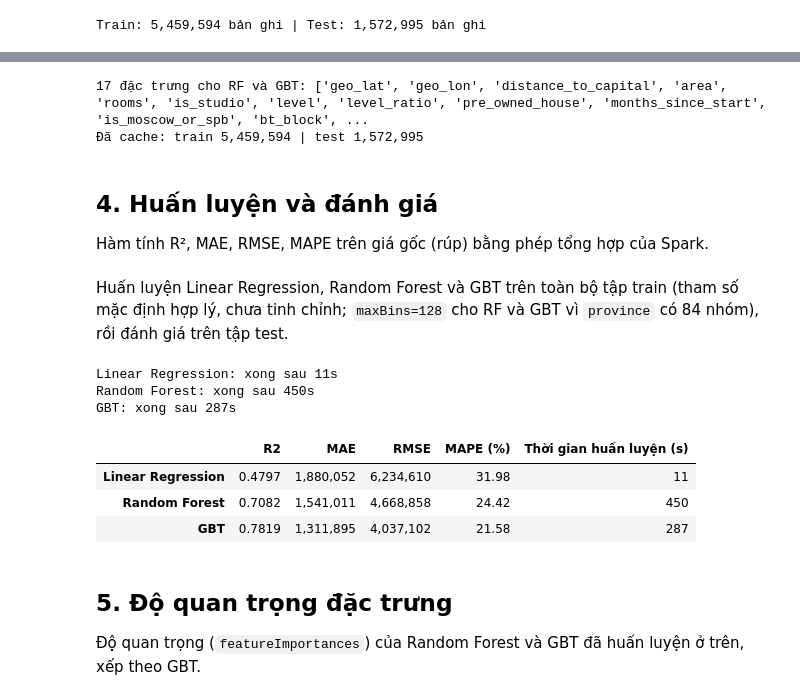
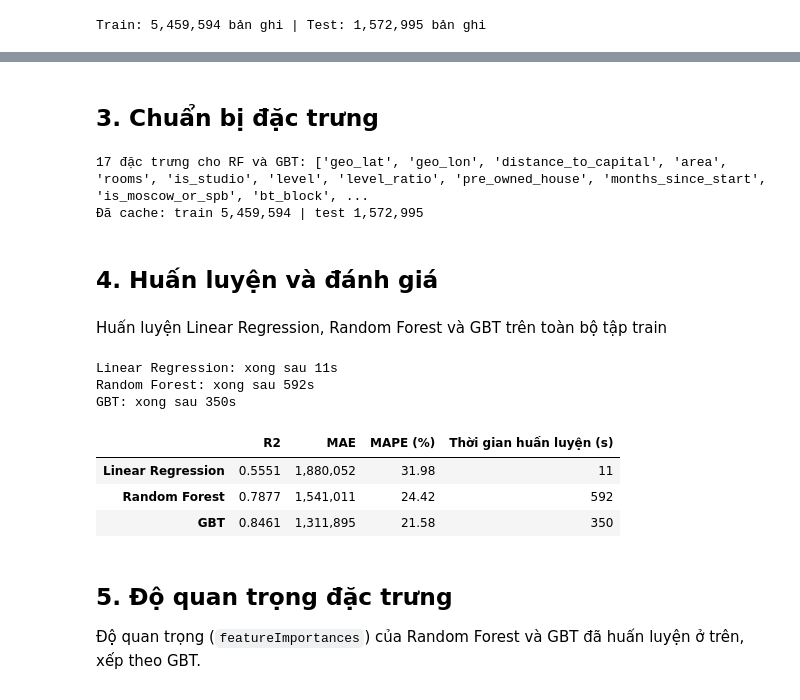
Before and after one commit to thiennguyen37-qn/Russian_Real_Estate, a Jupyter notebook: notebooks/04_modeling.ipynb, the cells around one changed output, grey strips where cells are left out. Drawn from its saved outputs; the diff is of its cells as text; code cells hidden in the pictures.

```diff
--- a/notebooks/04_modeling.ipynb
+++ b/notebooks/04_modeling.ipynb
@@ -39,3 +35,5 @@ Gộp các đặc trưng thành một vector; mô hình học trên log(`price`)
+# %% [markdown]
+## 3. Chuẩn bị đặc trưng
 # %%
 from pyspark.ml import Pipeline
 from pyspark.ml.feature import StringIndexer, OneHotEncoder
@@ -62,46 +66,48 @@ print(f"Đã cache: train {train_vec.count():,} | test {test_vec.count():,}")
 Đã cache: train 5,459,594 | test 1,572,995
 # %% [markdown]
 ## 4. Huấn luyện và đánh giá
-
-Hàm tính R², MAE, RMSE, MAPE trên giá gốc (rúp) bằng phép tổng hợp của Spark.
 # %%
+METRIC_FMT = {"R2": "{:.4f}", "MAE": "{:,.0f}", "MAPE (%)": "{:.2f}", "Thời gian huấn luyện (s)": "{:.0f}"}
+
 def evaluate(pred):
     p = pred.withColumn("pred_price", F.exp("prediction") if TARGET_LOG else F.col("prediction"))
     err = F.col("price") - F.col("pred_price")
     r = p.agg(F.avg(F.abs(err)).alias("MAE"),
-              F.sqrt(F.avg(err ** 2)).alias("RMSE"),
               (100 * F.avg(F.abs(err) / F.col("price"))).alias("MAPE"),
-              F.sum(err ** 2).alias("ss_res"),
-              F.avg("price").alias("mean_price")).first()
-    ss_tot = p.agg(F.sum((F.col("price") - F.lit(r["mean_price"])) ** 2)).first()[0]
-    return {"R2": 1 - r["ss_res"] / ss_tot, "MAE": r["MAE"], "RMSE": r["RMSE"], "MAPE (%)": r["MAPE"]}
+              F.sum((F.log("price") - F.log("pred_price")) ** 2).alias("ss_res"),
+              F.avg(F.log("price")).alias("mean_log")).first()
+    ss_tot = p.agg(F.sum((F.log("price") - F.lit(r["mean_log"])) ** 2)).first()[0]
+    return {"R2": 1 - r["ss_res"] / ss_tot, "MAE": r["MAE"], "MAPE (%)": r["MAPE"]}
 # %% [markdown]
-Huấn luyện Linear Regression, Random Forest và GBT trên toàn bộ tập train (tham số mặc định hợp lý, chưa tinh chỉnh; `maxBins=128` cho RF và GBT vì `province` có 84 nhóm), rồi đánh giá trên tập test.
+Huấn luyện Linear Regression, Random Forest và GBT trên toàn bộ tập train
 # %%
 models = {
     "Linear Regression": LinearRegression(featuresCol="features_lr", labelCol="label"),
     "Random Forest": RandomForestRegressor(featuresCol="features", labelCol="label", numTrees=30, maxDepth=10, maxBins=128, seed=42),
     "GBT": GBTRegressor(featuresCol="features", labelCol="label", maxIter=30, maxDepth=6, maxBins=128, seed=42),
 }
-results, fitted = {}, {}
-for name, estimator in models.items():
-    t0 = time.time()
-    fitted[name] = estimator.fit(train_vec)
-    fit_time = time.time() - t0
-    results[name] = {**evaluate(fitted[name].transform(test_vec)), "Thời gian huấn luyện (s)": fit_time}
-    print(f"{name}: xong sau {fit_time:.0f}s")
 
-metrics = pd.DataFrame(results).T
-metrics.style.format({"R2": "{:.4f}", "MAE": "{:,.0f}", "RMSE": "{:,.0f}", "MAPE (%)": "{:.2f}",
-                      "Thời gian huấn luyện (s)": "{:.0f}"})
+def train_and_evaluate(train_vec, test_vec, names=tuple(models)):
+    """Huấn luyện các mô hình trong `names` trên train_vec, đánh giá trên test_vec; trả về bảng metric và các mô hình đã huấn luyện."""
+    results, fitted = {}, {}
+    for name in names:
+        t0 = time.time()
+        fitted[name] = models[name].fit(train_vec)
+        fit_time = time.time() - t0
+        results[name] = {**evaluate(fitted[name].transform(test_vec)), "Thời gian huấn luyện (s)": fit_time}
+        print(f"{name}: xong sau {fit_time:.0f}s")
+    return pd.DataFrame(results).T, fitted
+
+metrics, fitted = train_and_evaluate(train_vec, test_vec)
+metrics.style.format(METRIC_FMT)
 # %% [output]
 Linear Regression: xong sau 11s
-Random Forest: xong sau 450s
-GBT: xong sau 287s
+Random Forest: xong sau 592s
+GBT: xong sau 350s
-|  | R2 | MAE | RMSE | MAPE (%) | Thời gian huấn luyện (s) |
-| Linear Regression | 0.4797 | 1,880,052 | 6,234,610 | 31.98 | 11 |
-| Random Forest | 0.7082 | 1,541,011 | 4,668,858 | 24.42 | 450 |
-| GBT | 0.7819 | 1,311,895 | 4,037,102 | 21.58 | 287 |
+|  | R2 | MAE | MAPE (%) | Thời gian huấn luyện (s) |
+| Linear Regression | 0.5551 | 1,880,052 | 31.98 | 11 |
+| Random Forest | 0.7877 | 1,541,011 | 24.42 | 592 |
+| GBT | 0.8461 | 1,311,895 | 21.58 | 350 |
 # %% [markdown]
 ## 5. Độ quan trọng đặc trưng
 
```
Also changed, not shown: parts of 44 cells of this notebook.
